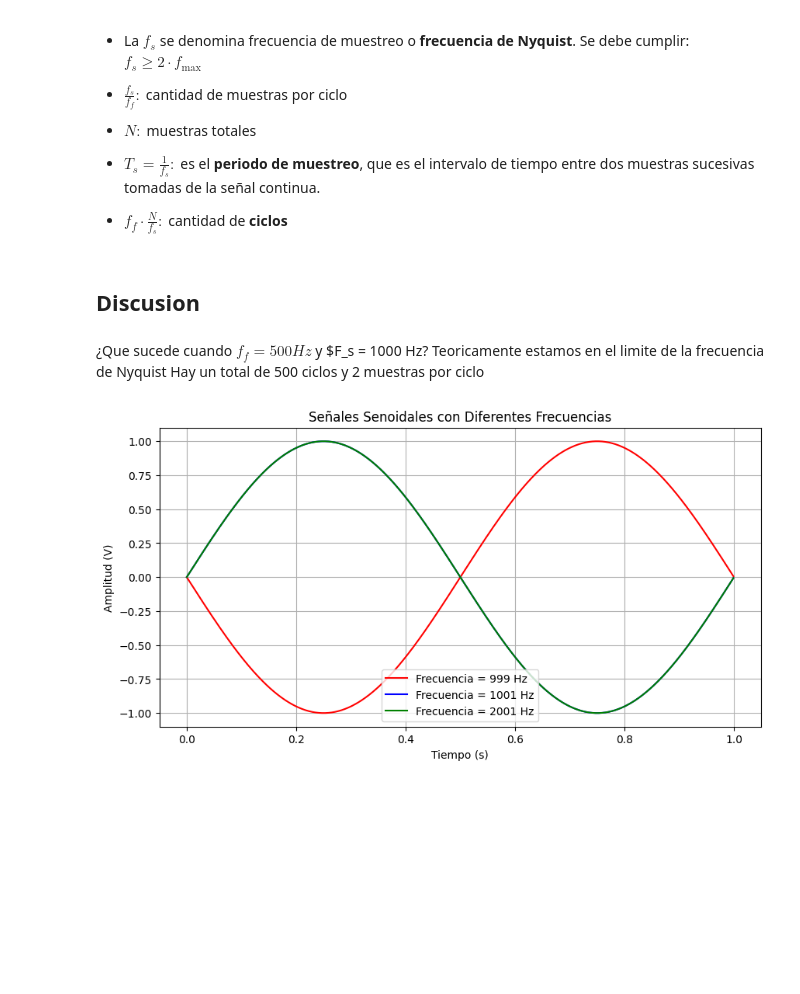
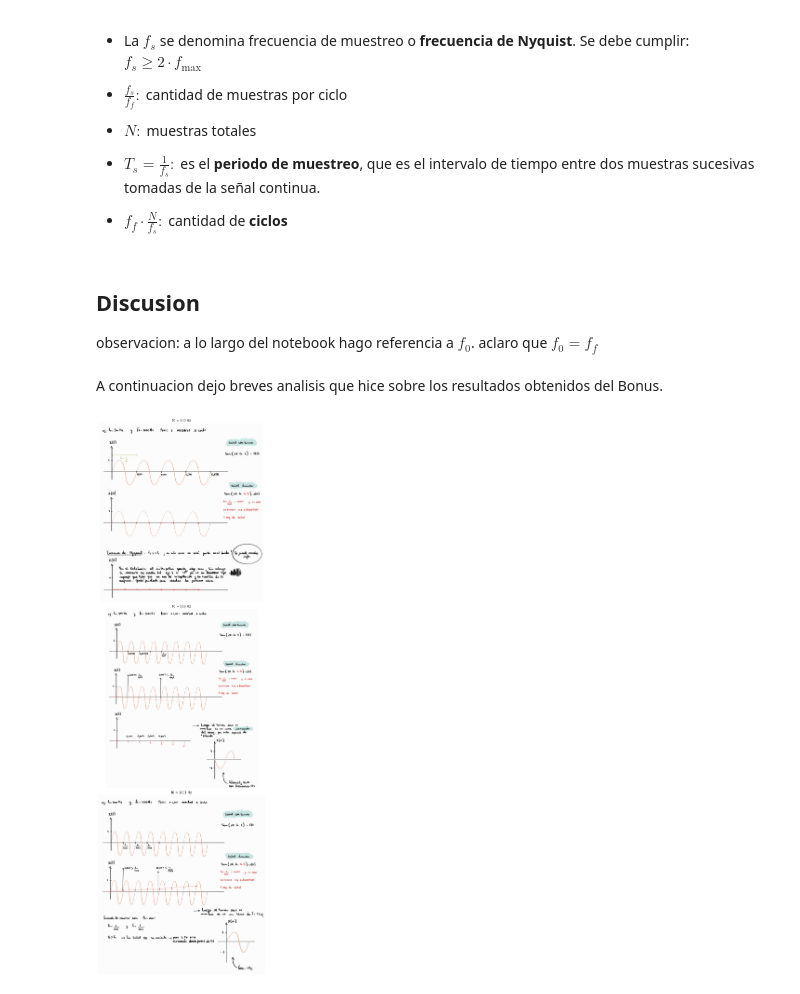
Before and after one commit to smithcamila2003/APS, a Jupyter notebook: TS1.ipynb, the cells around one changed output. Drawn from its saved outputs; the diff is of its cells as text; code cells hidden in the pictures; blank space fills up the shorter version.

Commit message:
Agregado del Bonus Bonus

```diff
--- a/TS1.ipynb
+++ b/TS1.ipynb
@@ -98,23 +98,29 @@ plt.show()
 - $f_f  \cdot \frac{N}{f_s}:$ cantidad de **ciclos**
 # %% [markdown]
 ## Discusion
+observacion: a lo largo del notebook hago referencia a $f_0$. aclaro que $f_0 = f_f$
 # %% [markdown]
-¿Que sucede cuando $f_f = 500 Hz$ y $F_s = 1000 Hz? Teoricamente estamos en el limite de la frecuencia de Nyquist
-Hay un total de 500 ciclos y 2 muestras por ciclo
+A continuacion dejo breves analisis que hice sobre los resultados obtenidos del Bonus.
-# %%
-plt.figure(figsize=(10, 5))
-plt.plot(tt2, yy2, color='red', label='Frecuencia = 999 Hz')
-plt.plot(tt3, yy3, color='blue', label='Frecuencia = 1001 Hz')
-plt.plot(tt4, yy4, color='green', label='Frecuencia = 2001 Hz')
-plt.title('Señales Senoidales con Diferentes Frecuencias')
-plt.xlabel('Tiempo (s)')
-plt.ylabel('Amplitud (V)')
-plt.grid(True)
-
-# Agrega la leyenda
-plt.legend()
-
-# Muestra el gráfico
-plt.show()
-# %% [output]
-[figure, removed]
+# %%
+import matplotlib.pyplot as plt
+import matplotlib.image as mpimg
+
+rutas = [
+    r"C:\Users\Notebook\Desktop\Smith APS\ff500.jpeg",
+    r"C:\Users\Notebook\Desktop\Smith APS\ff999.jpeg",
+    r"C:\Users\Notebook\Desktop\Smith APS\ff1001.jpeg"
+]
+
+titulos = ["f0 = 500 Hz", "f0 = 999 Hz", "f0 = 1001 Hz"]
+
+fig, axes = plt.subplots(3, 1, figsize=(50, 30))
+
+for ax, ruta, titulo in zip(axes, rutas, titulos):
+    ax.imshow(mpimg.imread(ruta))
+    ax.set_title(titulo)
+    ax.axis("off")
+
+plt.tight_layout()
+plt.show()
+# %% [output]
+[figure, added]
```
Also changed, not shown: parts of 9 cells of this notebook.
